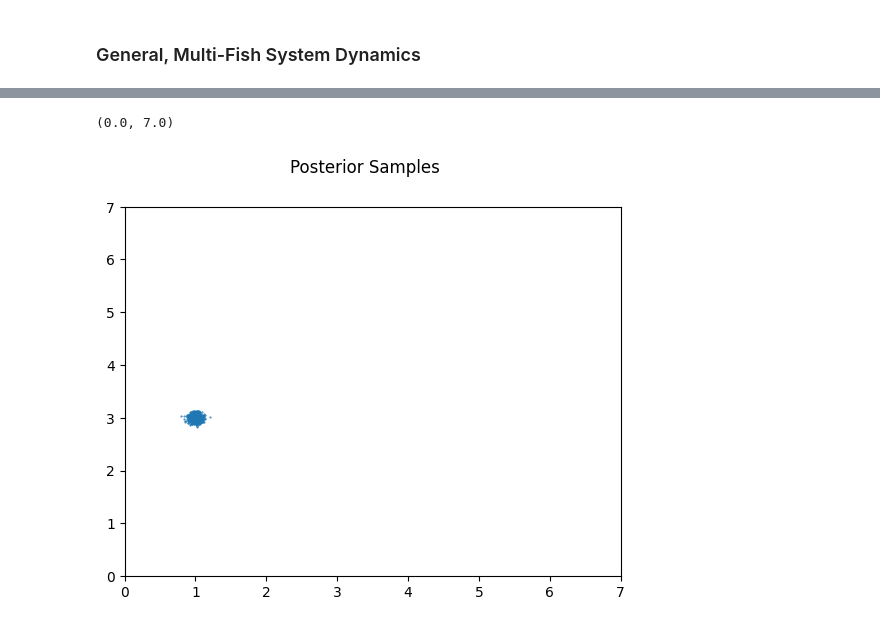
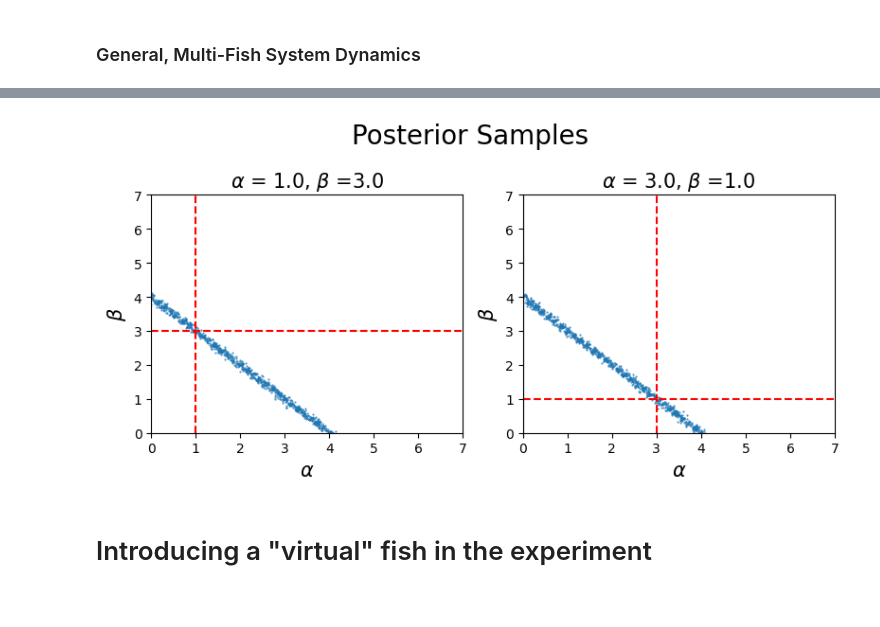
Before and after one commit to BasisResearch/chirho_diffeqpy, a Jupyter notebook: scratch/palkas_notebook.ipynb, the cells around one changed output, grey strips where cells are left out. Drawn from its saved outputs; the diff is of its cells as text; code cells hidden in the pictures.

```diff
--- a/scratch/palkas_notebook.ipynb
+++ b/scratch/palkas_notebook.ipynb
@@ -287,3 +354,19 @@ def sample_from_mesh(mesh, num_samples, noise=0.05):
     probs = torch.softmax(mesh.log_prob.reshape(-1) - mesh.log_prob.max(), dim=0)
     idxs = torch.multinomial(probs, num_samples, replacement=True)
     return xy[:, idxs].T + torch.randn_like(xy[:, idxs].T) * noise
+# %%
+mesh31 = likelihood_mesh_2fish(
+    condition(
+        low_noise_experiment,
+        data={"polarization": pol31_noisy}
+    ),
+    n=50
+)
+
+mesh13 = likelihood_mesh_2fish(
+    condition(
+        low_noise_experiment,
+        data={"polarization": pol13_noisy}
+    ),
+    n=50
+)
@@ -290,7 +376,34 @@ def sample_from_mesh(mesh, num_samples, noise=0.05):
 # %%
 samples_31 = sample_from_mesh(mesh31, 1000)
 samples_13 = sample_from_mesh(mesh13, 1000)
+
+posteriors = {
+    fr"$\alpha$ = {copy_coefs13[0]}, $\beta$ ={copy_coefs13[1]}" : {
+        "samples" : samples_13,
+        "true_params" : copy_coefs13
+    },
+    fr"$\alpha$ = {copy_coefs31[0]}, $\beta$ ={copy_coefs31[1]}" : {
+        "samples" : samples_31,
+        "true_params" : copy_coefs31
+    }
+}
 # %%
 # NO CHANGE
 XLIM = (0., 7.)
 YLIM = (0., 7.)
+
+def plot_samples(posteriors : dict):
+    fig, ax = plt.subplots(1,len(posteriors),figsize=(4*len(posteriors),4))
+    fig.suptitle("Posterior Samples",fontsize=20)
+
+    for i, label in enumerate(posteriors.keys()):
+        samples = posteriors[label]["samples"]
+        ax[i].scatter(samples[:, 0], samples[:, 1], s=0.2)
+        ax[i].axvline(posteriors[label]["true_params"][0],linestyle="--", color='r')
+        ax[i].axhline(posteriors[label]["true_params"][1],linestyle="--", color='r')
+        ax[i].set_xlabel(fr"$\alpha$", fontsize=15)
+        ax[i].set_ylabel(fr"$\beta$", fontsize=15)
+        ax[i].set_title(label, fontsize=15)
+        ax[i].set_xlim(*XLIM)
+        ax[i].set_ylim(*YLIM)
+    fig.tight_layout()
@@ -306,9 +410,6 @@ plt.ylim(*YLIM)
-# %%
-plt.figure()
-plt.suptitle("Posterior Samples")
-plt.scatter(samples_13[:, 0], samples_13[:, 1], label="1, 3", s=0.2)
-plt.xlim(*XLIM)
-plt.ylim(*YLIM)
-# %% [output]
-(0.0, 7.0)
-[figure, removed]
+# %%
+plot_samples(posteriors)
+# %% [output]
+[figure, added]
+# %% [markdown]
+# Introducing a "virtual" fish in the experiment
```
Also changed, not shown: parts of 39 cells of this notebook.
